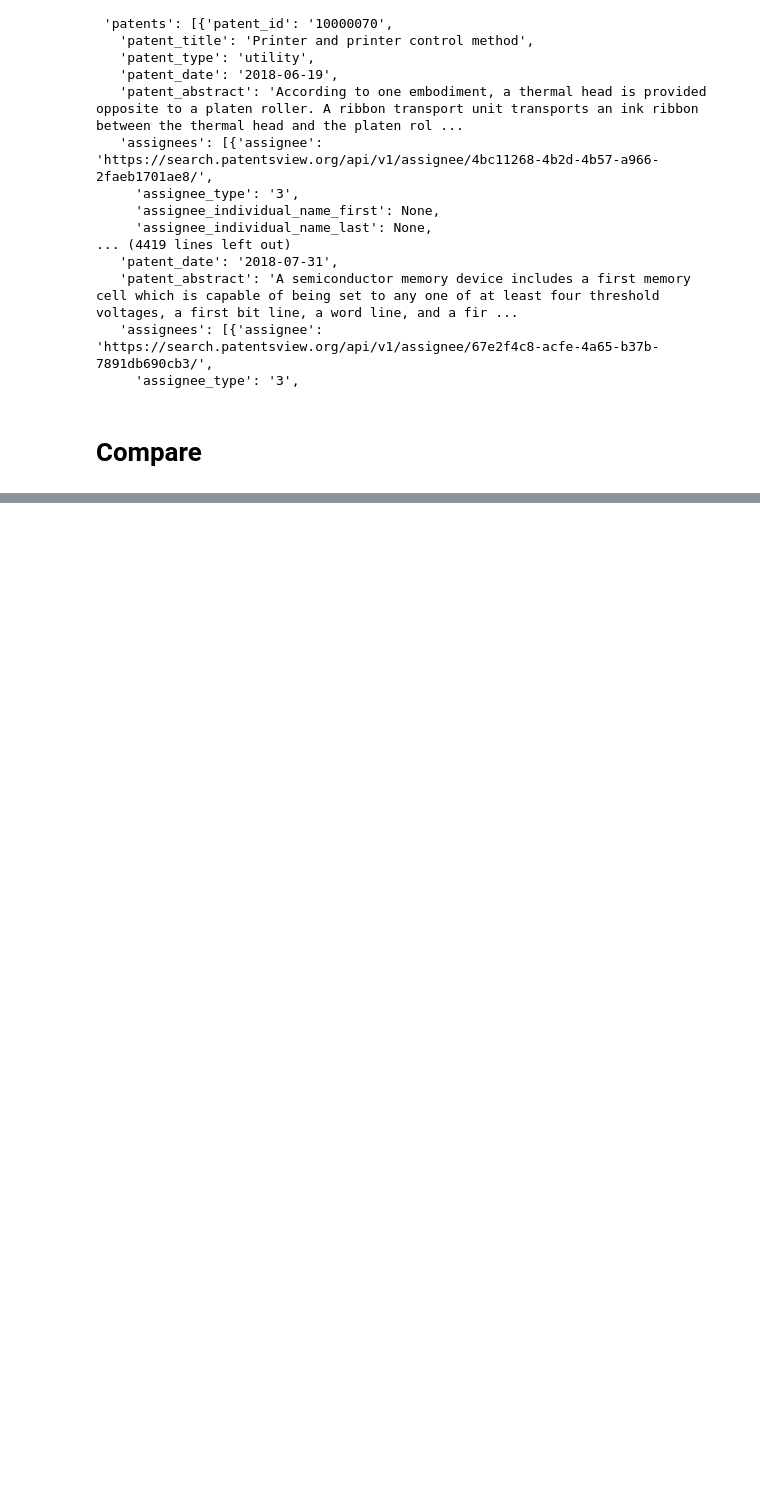
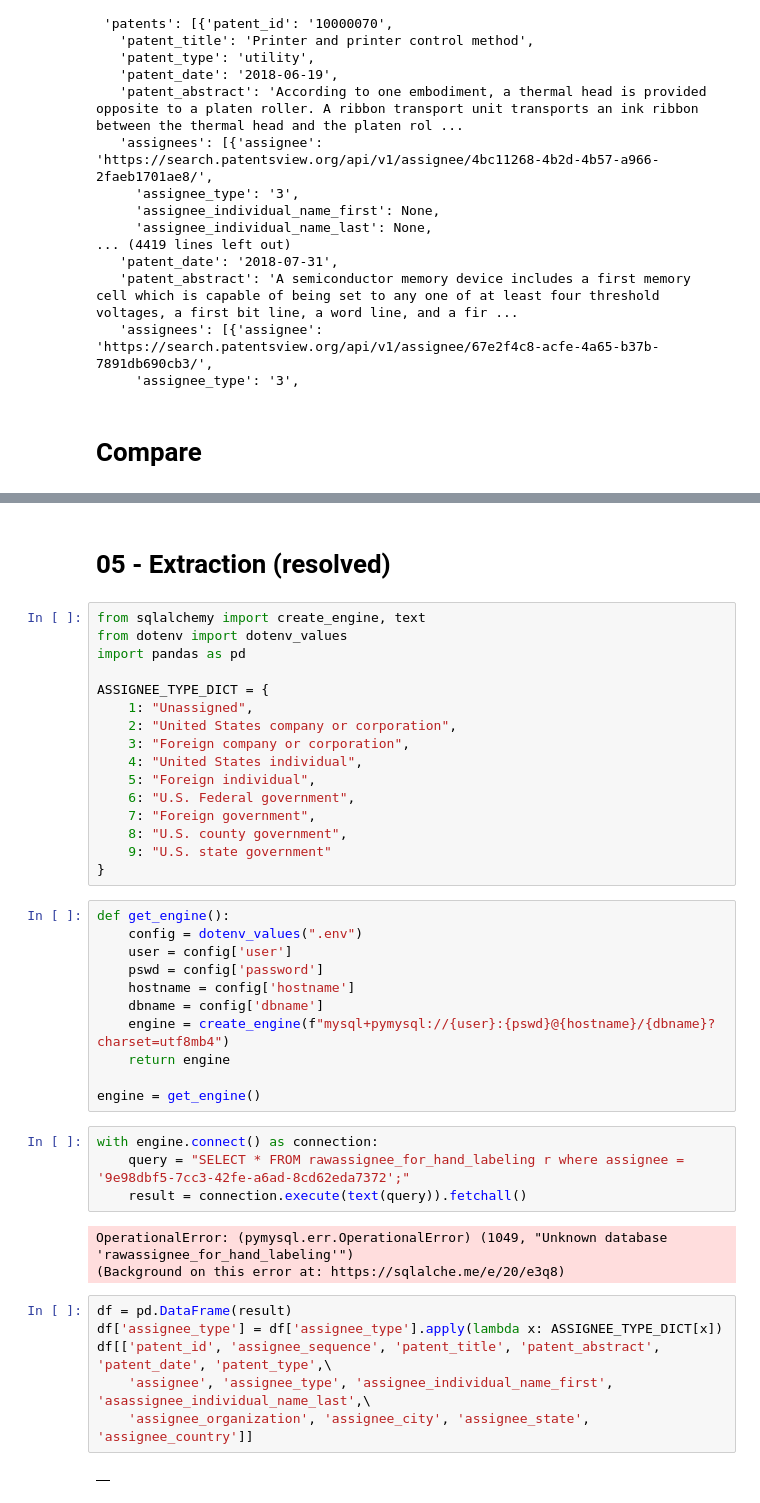
Before and after one commit to PatentsView/PatentsView-assignee-hand-disambiguation, a Jupyter notebook: walkthrough.ipynb, the cells around one changed output, grey strips where cells are left out. Cells and saved outputs as stored; diff of their text form; blank space fills up the shorter version.

```diff
--- a/walkthrough.ipynb
+++ b/walkthrough.ipynb
@@ -549,3 +549,47 @@ Table size: 69450
 | 69448 | RE48983 | Memory device and controlling met... | A memory device includes a memory... | 2022-03-22 | reissue | 67e2f4c8-acfe-4a65-b37b-7891db690cb3 | Foreign company or corporation | ... |
 | 69449 | RE49306 | Non-aqueous electrolyte secondary... | According to one embodiment, ther... | 2022-11-22 | reissue | 20f6d656-e62e-4430-94a3-ec3a1a7d5e4b | Foreign company or corporation | ... |
 69450 rows × 16 columns
+# %% [markdown]
+# 05 - Extraction (resolved)
+# %%
+from sqlalchemy import create_engine, text
+from dotenv import dotenv_values
+import pandas as pd
+
+ASSIGNEE_TYPE_DICT = {
+    1: "Unassigned",
+    2: "United States company or corporation",
+    3: "Foreign company or corporation",
+    4: "United States individual",
+    5: "Foreign individual",
+    6: "U.S. Federal government",
+    7: "Foreign government",
+    8: "U.S. county government",
+    9: "U.S. state government"
+}
+# %%
+def get_engine():
+    config = dotenv_values(".env")
+    user = config['user']
+    pswd = config['password']
+    hostname = config['hostname']
+    dbname = config['dbname']
+    engine = create_engine(f"mysql+pymysql://{user}:{pswd}@{hostname}/{dbname}?charset=utf8mb4")
+    return engine
+
+engine = get_engine()
+# %%
+with engine.connect() as connection:
+    query = "SELECT * FROM rawassignee_for_hand_labeling r where assignee = '9e98dbf5-7cc3-42fe-a6ad-8cd62eda7372';"
+    result = connection.execute(text(query)).fetchall()
+# %% [output]
+OperationalError: (pymysql.err.OperationalError) (1049, "Unknown database 'rawassignee_for_hand_labeling'")
+(Background on this error at: https://sqlalche.me/e/20/e3q8)
+# %%
+df = pd.DataFrame(result)
+df['assignee_type'] = df['assignee_type'].apply(lambda x: ASSIGNEE_TYPE_DICT[x])
+df[['patent_id', 'assignee_sequence', 'patent_title', 'patent_abstract', 'patent_date', 'patent_type',\
+    'assignee', 'assignee_type', 'assignee_individual_name_first', 'asassignee_individual_name_last',\
+    'assignee_organization', 'assignee_city', 'assignee_state', 'assignee_country']]
+# %% [output]
+|  |
```
Also changed, not shown: parts of 1 cell of this notebook, 6 other files.
